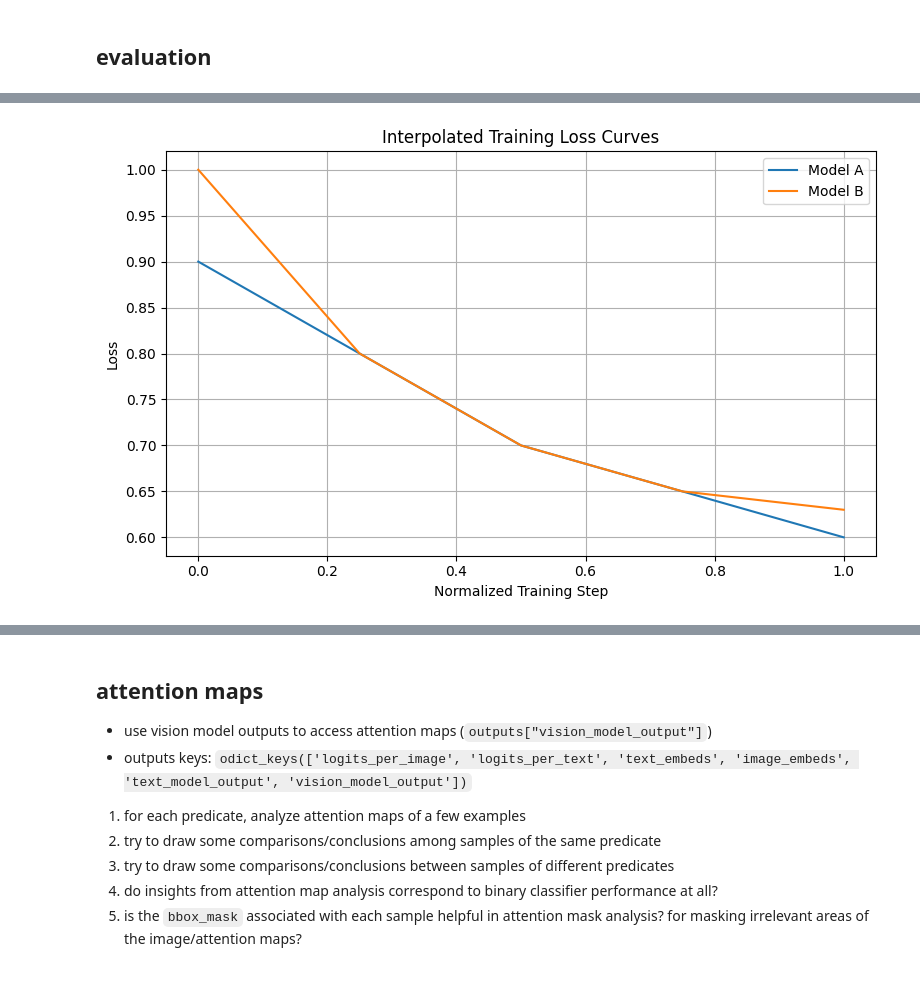
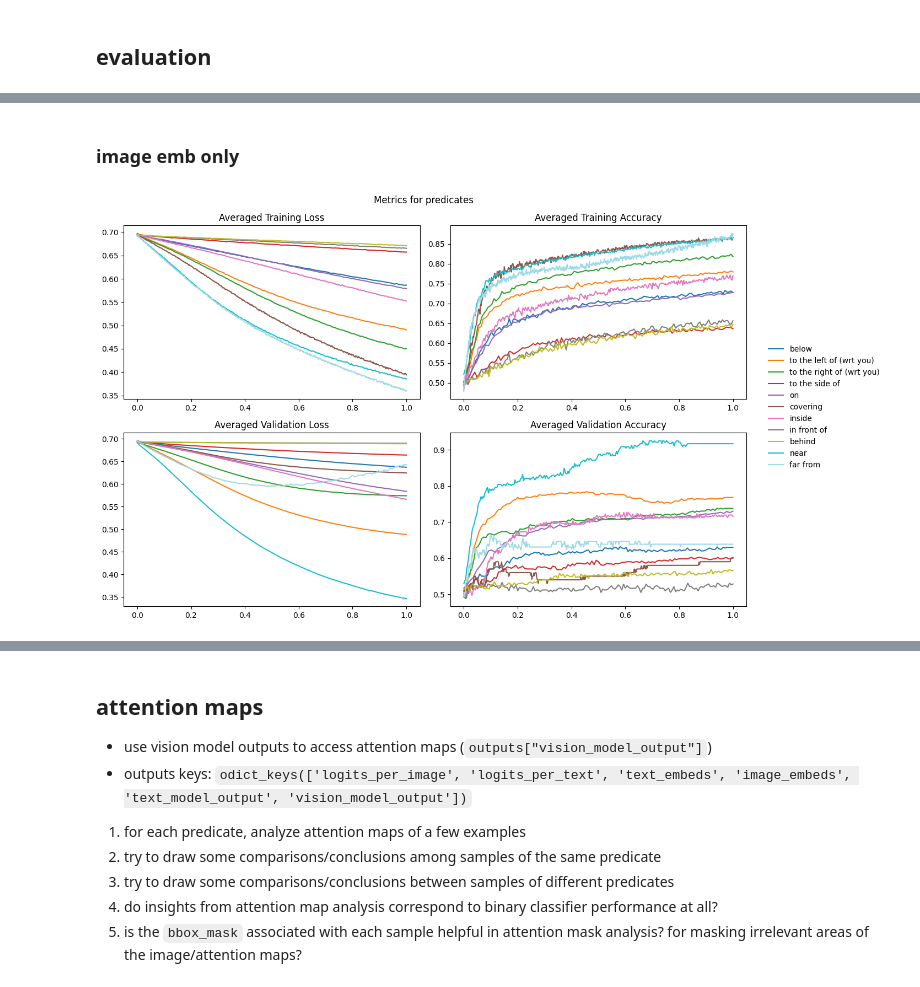
Before and after one commit to linv24/6.8300, a Jupyter notebook: project/dev.ipynb, the cells around one changed output, grey strips where cells are left out. Cells and saved outputs as stored; diff of their text form; code cells hidden in the pictures.

```diff
--- a/project/dev.ipynb
+++ b/project/dev.ipynb
@@ -471,31 +470,3 @@ for predicate in ["behind"]:
 ### multimodal emb
 # %% [markdown]
 ## evaluation
-# %%
-def plot_metrics(predicate):
-    fig, ax = plt.subplots(2, 2, figsize=(12, 8))
-    ax[0,0].set_title("Averaged Training Loss")
-    ax[0,1].set_title("Averaged Validation Loss")
-    ax[1,0].set_title("Averaged Training Accuracy")
-    ax[1,1].set_title("Averaged Validation Accuracy")
-
-    all_metrics = torch.load(f"{OUTPUT_DIRECTORY}/trainval_metrics_{predicate}.pt", weights_only=False)
-
-    all_train_losses = all_metrics["all_train_losses"]
-    all_val_losses = all_metrics["all_val_losses"]
-    all_train_accs = [[compute_cm_metrics(cm)["accuracy"] for cm in cm_list] for cm_list in all_metrics["all_train_confusion_matrices"]]
-    all_val_accs = [[compute_cm_metrics(cm)["accuracy"] for cm in cm_list] for cm_list in all_metrics["all_val_confusion_matrices"]]
-
-    ax[0,0].plot(np.mean(all_train_losses, axis=0))
-    ax[0,1].plot(np.mean(all_val_losses, axis=0))
-
-    ax[1,0].plot(np.mean(all_train_accs, axis=0))
-    ax[1,1].plot(np.mean(all_val_accs, axis=0))
-
-    fig.suptitle(f"Metrics for predicate \"{predicate}\"")
-    fig.legend()
-    fig.tight_layout()
-    fig.show()
-
-def evaluate():
-    pass
@@ -517,40 +473,8 @@ for predicate in allowed_predicates:
-# %%
-import matplotlib.pyplot as plt
-import numpy as np
-from scipy.interpolate import interp1d
-
-def interpolate_to_length(values, target_length):
-    x_original = np.linspace(0, 1, len(values))
-    x_target = np.linspace(0, 1, target_length)
-    f = interp1d(x_original, values, kind="linear")
-    return f(x_target).tolist()
-
-def plot_normalized_curves(curves_dict, title="Interpolated Loss Curves"):
-    max_len = max(len(values) for values in curves_dict.values())
-
-    plt.figure(figsize=(8, 5))
-
-    for label, values in curves_dict.items():
-        interpolated = interpolate_to_length(values, max_len)
-        x = np.linspace(0, 1, max_len)
-        plt.plot(x, interpolated, label=label)
-
-    plt.xlabel("Normalized Training Step")
-    plt.ylabel("Loss" if "loss" in title.lower() else "Accuracy")
-    plt.title(title)
-    plt.legend()
-    plt.grid(True)
-    plt.tight_layout()
-    plt.show()
-
-train_loss_a = [0.9, 0.7, 0.6]
-train_loss_b = [1.0, 0.8, 0.7, 0.65, 0.63]
-
-plot_normalized_curves({
-    "Model A": train_loss_a,
-    "Model B": train_loss_b
-}, title="Interpolated Training Loss Curves")
-# %% [output]
-[figure, removed]
+# %% [markdown]
+### image emb only
+# %%
+plot_metrics(allowed_predicates)
+# %% [output]
+[figure, added]
 # %%
 # bar plots for final (or best?) accuracy for each predicate
```
Also changed, not shown: parts of 5 cells of this notebook, 3 other files.
